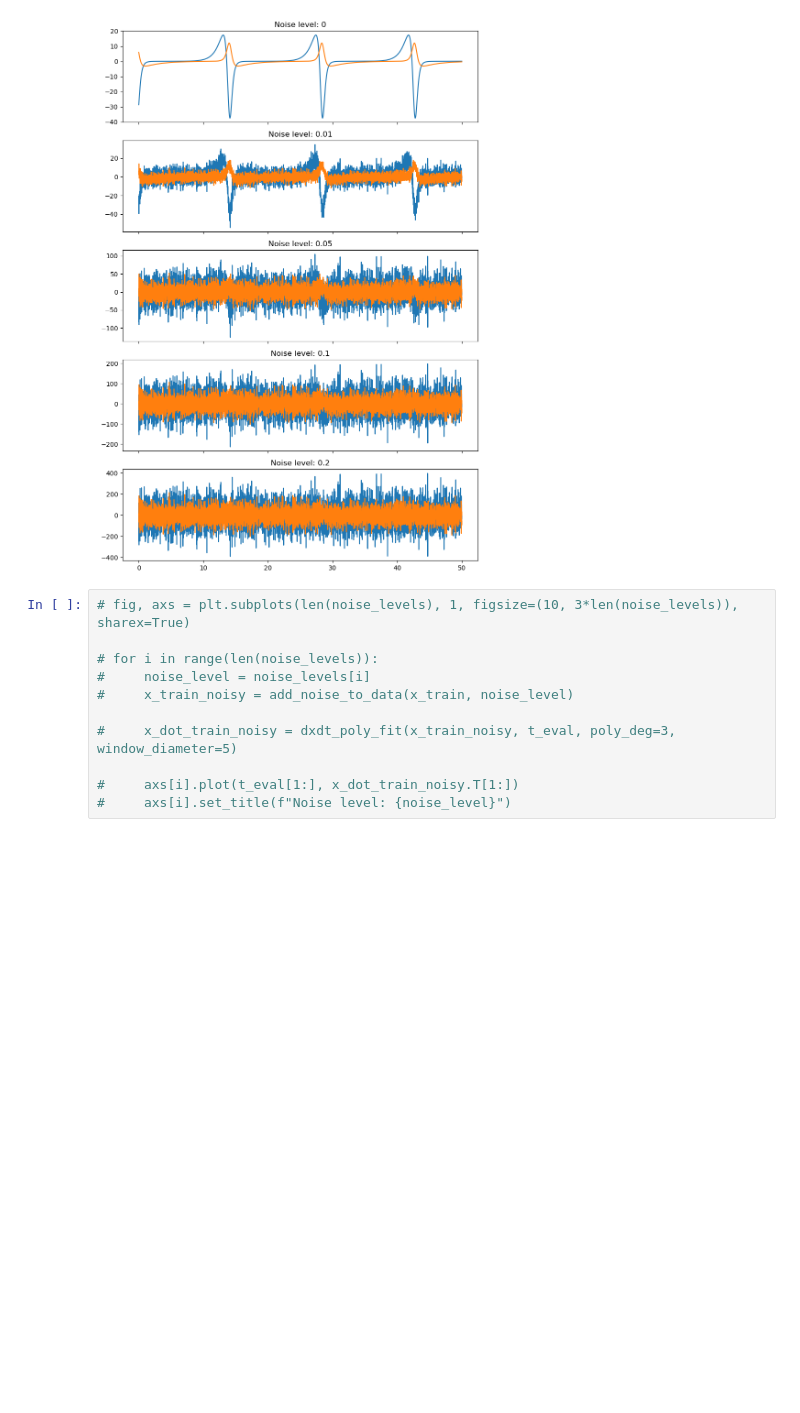
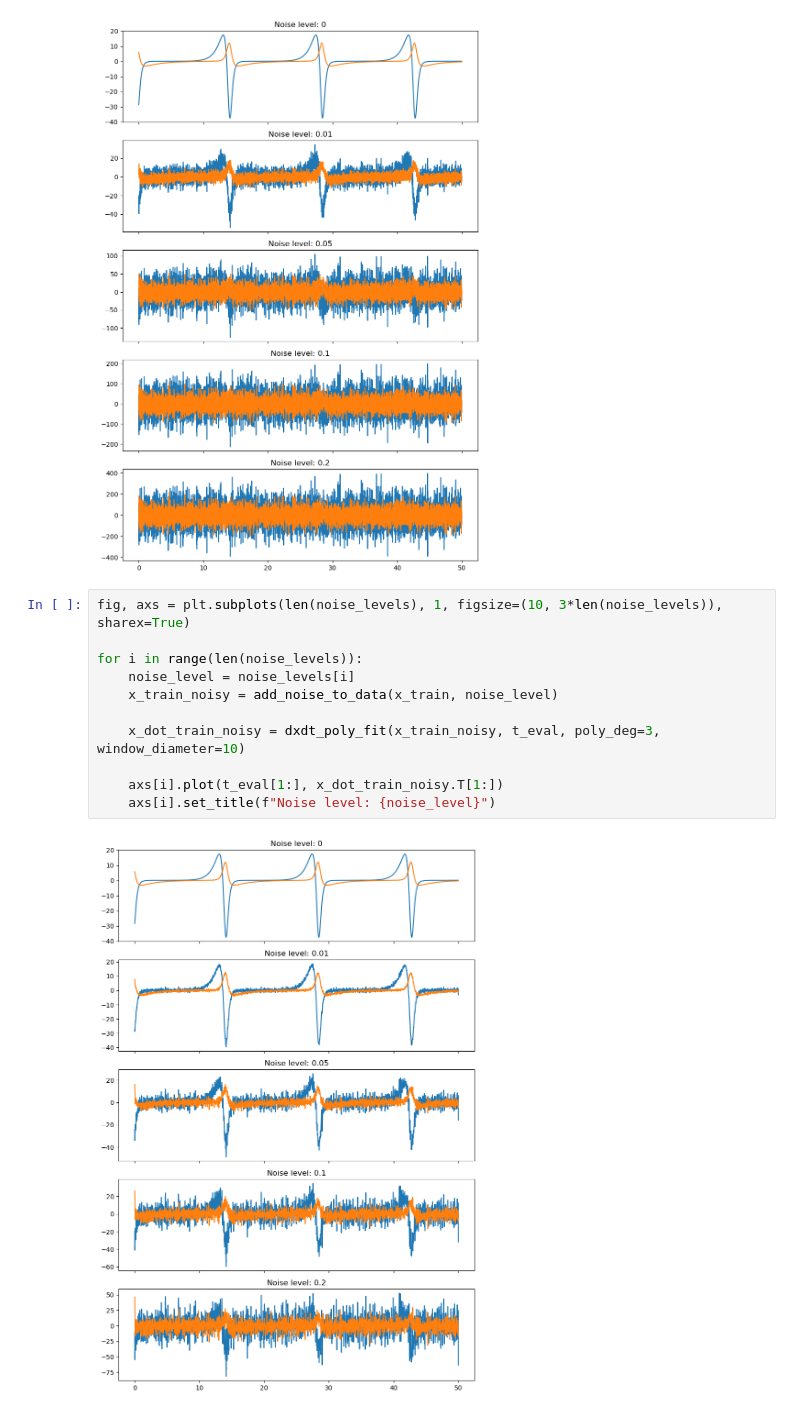
Before and after one commit to etrilling/MS-project, a Jupyter notebook: result00-varying_noise_on_lk.ipynb, the cells around one changed output. Cells and saved outputs as stored; diff of their text form; blank space fills up the shorter version.

```diff
--- a/result00-varying_noise_on_lk.ipynb
+++ b/result00-varying_noise_on_lk.ipynb
@@ -44,13 +44,15 @@ for i in range(len(noise_levels)):
 # %% [output]
 [figure]
 # %%
-# fig, axs = plt.subplots(len(noise_levels), 1, figsize=(10, 3*len(noise_levels)), sharex=True)
+fig, axs = plt.subplots(len(noise_levels), 1, figsize=(10, 3*len(noise_levels)), sharex=True)
 
-# for i in range(len(noise_levels)):
-#     noise_level = noise_levels[i]
-#     x_train_noisy = add_noise_to_data(x_train, noise_level)
+for i in range(len(noise_levels)):
+    noise_level = noise_levels[i]
+    x_train_noisy = add_noise_to_data(x_train, noise_level)
 
-#     x_dot_train_noisy = dxdt_poly_fit(x_train_noisy, t_eval, poly_deg=3, window_diameter=5)
+    x_dot_train_noisy = dxdt_poly_fit(x_train_noisy, t_eval, poly_deg=3, window_diameter=10)
 
-#     axs[i].plot(t_eval[1:], x_dot_train_noisy.T[1:])
-#     axs[i].set_title(f"Noise level: {noise_level}")
+    axs[i].plot(t_eval[1:], x_dot_train_noisy.T[1:])
+    axs[i].set_title(f"Noise level: {noise_level}")
+# %% [output]
+[figure, added]
```
Also changed, not shown: parts of 3 cells of this notebook, 9 other files.
